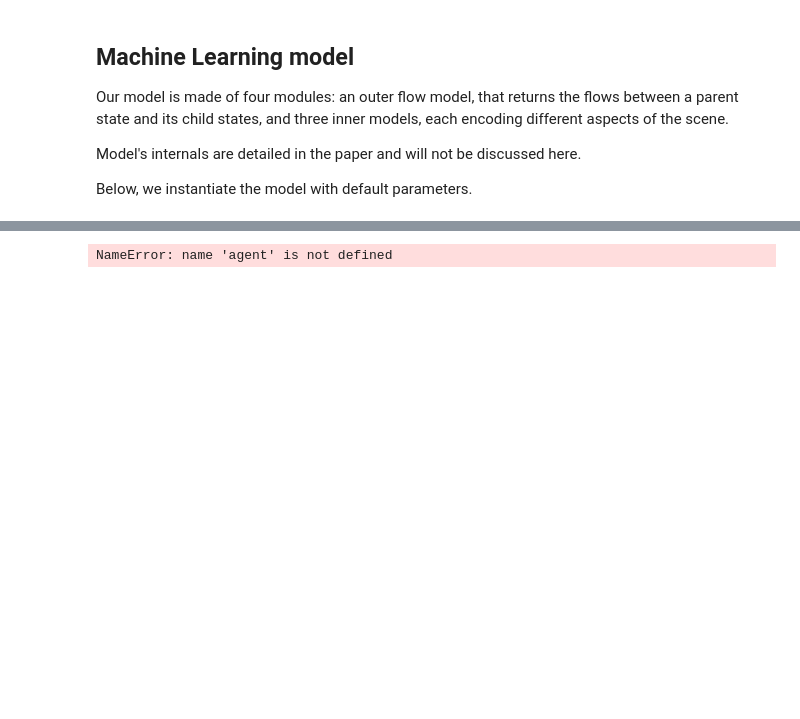
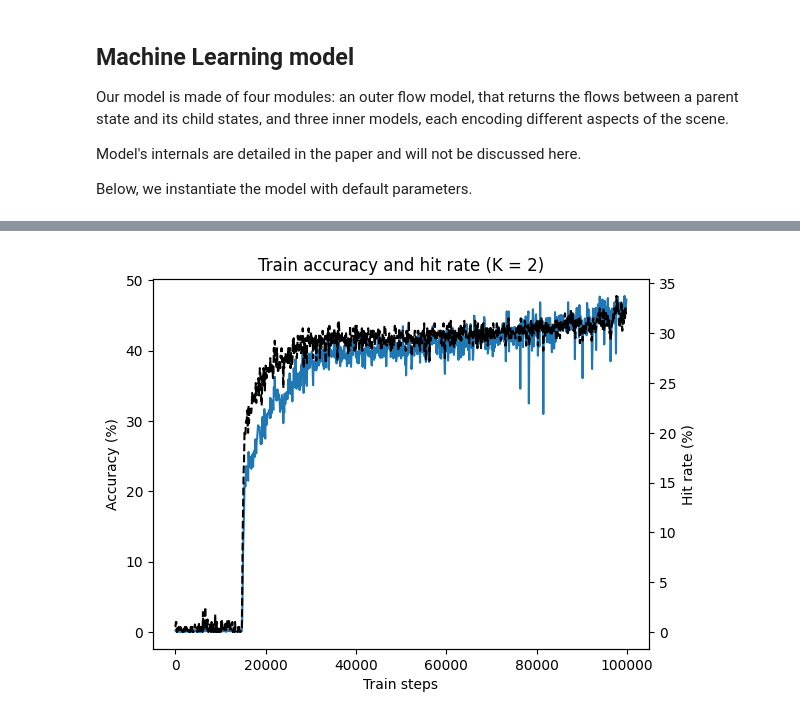
Before and after one commit to jeertmans/DiffeRT, a Jupyter notebook: docs/source/notebooks/sampling_paths.ipynb, the cells around one changed output, grey strips where cells are left out. Drawn from its saved outputs; the diff is of its cells as text; code cells hidden in the pictures; blank space fills up the shorter version.

```diff
--- a/docs/source/notebooks/sampling_paths.ipynb
+++ b/docs/source/notebooks/sampling_paths.ipynb
@@ -411,4 +505,12 @@ Instead of learning a fixed value for $Z$, we will train a model to predict its
 # %%
-agent
+_, ax1 = plt.subplots()
+ax1.set_title(f"Train accuracy and hit rate (K = {order})")
+ax1.set_xlabel("Train steps")
+ax1.set_ylabel("Accuracy (%)")
+ax1.plot(episodes, success_rates, label="Accuracy")
+ax2 = ax1.twinx()
+ax2.set_ylabel("Hit rate (%)")
+ax2.plot(episodes, hit_rates, "k--", label="Hit Rate")
+plt.show()
 # %% [output]
-NameError: name 'agent' is not defined
+[figure, added]
```
Also changed, not shown: parts of 27 cells of this notebook, 1 other file.
